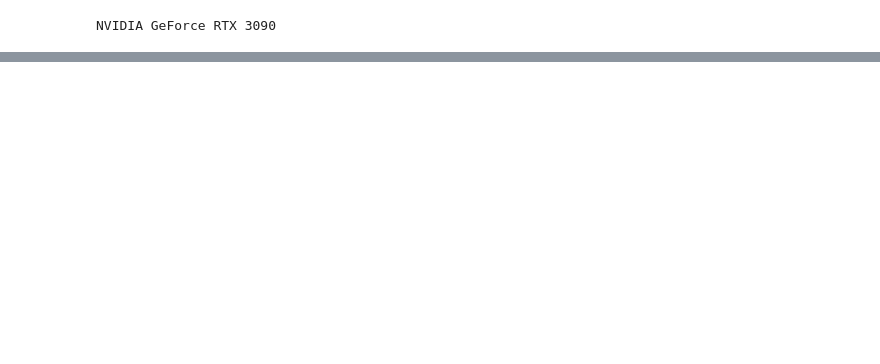
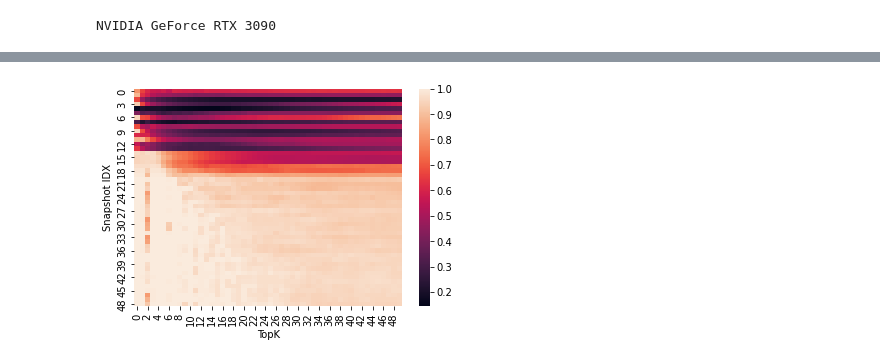
Before and after one commit to JLiao980706/NNHessian, a Jupyter notebook: MNISTRegression.ipynb, the cells around one changed output, grey strips where cells are left out. Drawn from its saved outputs; the diff is of its cells as text; code cells hidden in the pictures; blank space fills up the shorter version.

```diff
--- a/MNISTRegression.ipynb
+++ b/MNISTRegression.ipynb
@@ -114,0 +165,24 @@ plt.savefig('HessianNormCmp.png')
+# %%
+evec_mat_hist = []
+for snapshot in evecs_hist:
+    fl_evecs_list = []
+    for evec in snapshot:
+        fl_evecs_list.append(np.concatenate([w.cpu().numpy().flatten() for w in evec]))
+    snap_mat_form = np.stack(fl_evecs_list)
+    evec_mat_hist.append(snap_mat_form)
+# %%
+def space_overlap(evecs1, evecs2, top=1):
+    assert(top <= evecs1.shape[0])
+    m1 = evecs1[:top]
+    m2 = evecs2[:top]
+    norm = np.linalg.norm(m1 @ m2.T)
+    return norm / np.sqrt(top)
+# %%
+overlaps = np.zeros((len(evec_mat_hist)-1, 50))
+for idx, pair in enumerate(zip(evec_mat_hist[:-1], evec_mat_hist[1:])):
+    evec1, evec2 = pair
+    for k in range(50):
+        num_evecs = k+1
+        overlaps[idx, k] = space_overlap(evec1, evec2, top=num_evecs)
+
+print(overlaps)
@@ -114,0 +197,7 @@ plt.savefig('HessianNormCmp.png')
+# %%
+sns.heatmap(overlaps)
+plt.xlabel('TopK')
+plt.ylabel('Snapshot IDX')
+plt.savefig('SubspaceOverlap.png', dpi=400)
+# %% [output]
+[figure, added]
```
Also changed, not shown: parts of 9 cells of this notebook, 6 other files.
